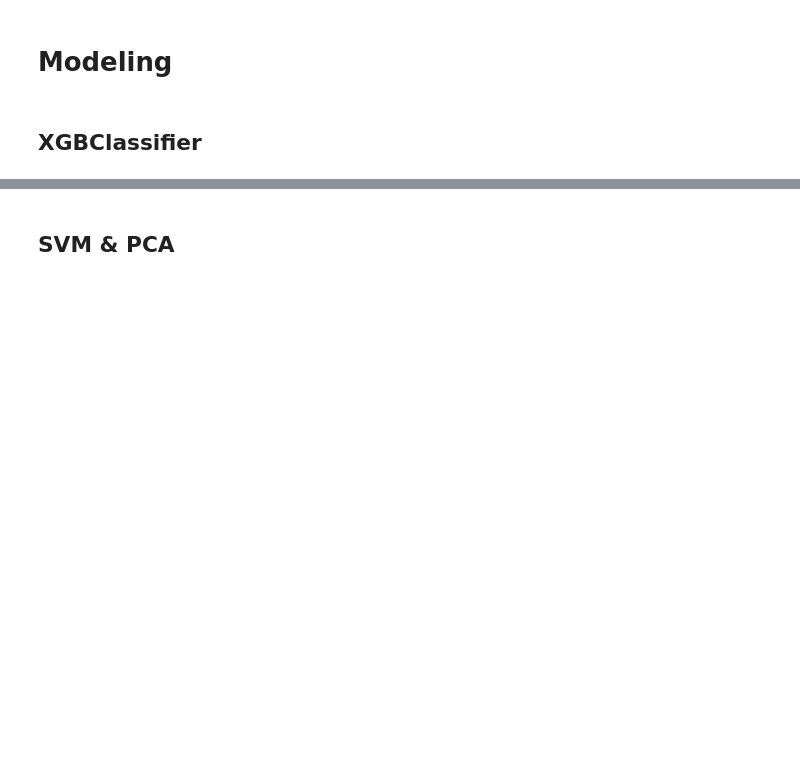
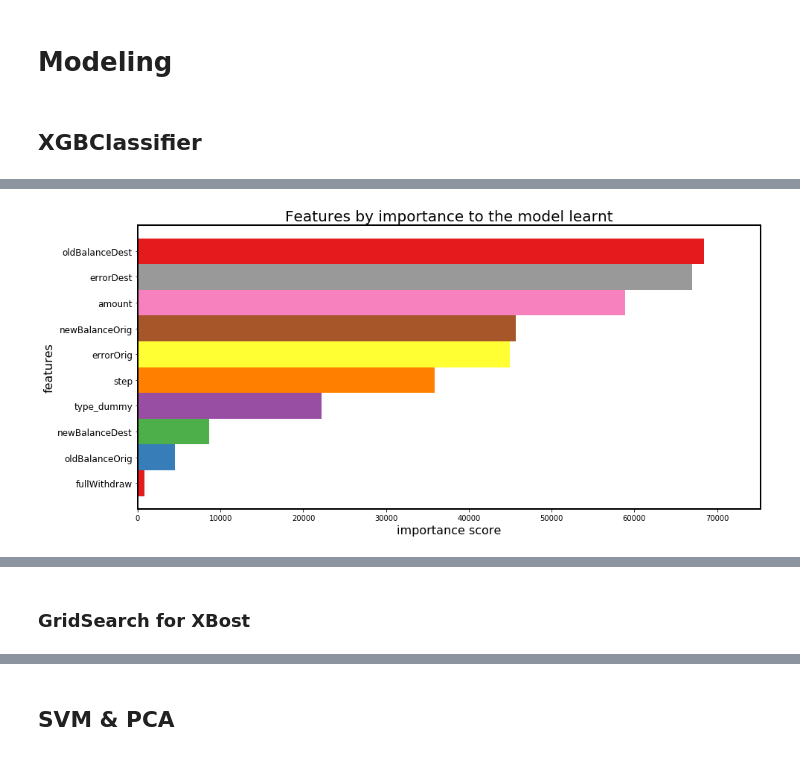
Before and after one commit to AdrianDiez/MobileFraud, a Jupyter notebook: Fraud_Detection.ipynb, the cells around one changed output, grey strips where cells are left out. Saved outputs shown, nothing was run; the diff lists cells and outputs as text; code cells hidden in the pictures; blank space fills up the shorter version.

Commit message:
GridSearch and XGB double tunning

```diff
--- a/Fraud_Detection.ipynb
+++ b/Fraud_Detection.ipynb
@@ -305,7 +354,7 @@ plt.show()
 %%time
 weights = (ml_df[target] == 0).sum() / (1.0 * (ml_df[target] == 1).sum())
 clf = XGBClassifier(max_depth = 5, scale_pos_weight = weights, n_jobs = 4)
-clf = clf.fit(trainX_kbest, trainY)
+clf = clf.fit(trainX, trainY)
 
 ## Just adding here fullWithdraw will increase the performance to "unbeliebable" levels
 # %% [output]
@@ -344,4 +369,10 @@ ax.set_title('Ordering of features by importance to the model learnt', size = 20
+# %%
+plot_xgb_importance(clf)
+# %% [output]
+[figure, added]
 # %%
 to_graphviz(clf)
 # %% [output]
 [drawing not drawn]
+# %% [markdown]
+### GridSearch for XBost
```
Also changed, not shown: parts of 33 cells of this notebook.
